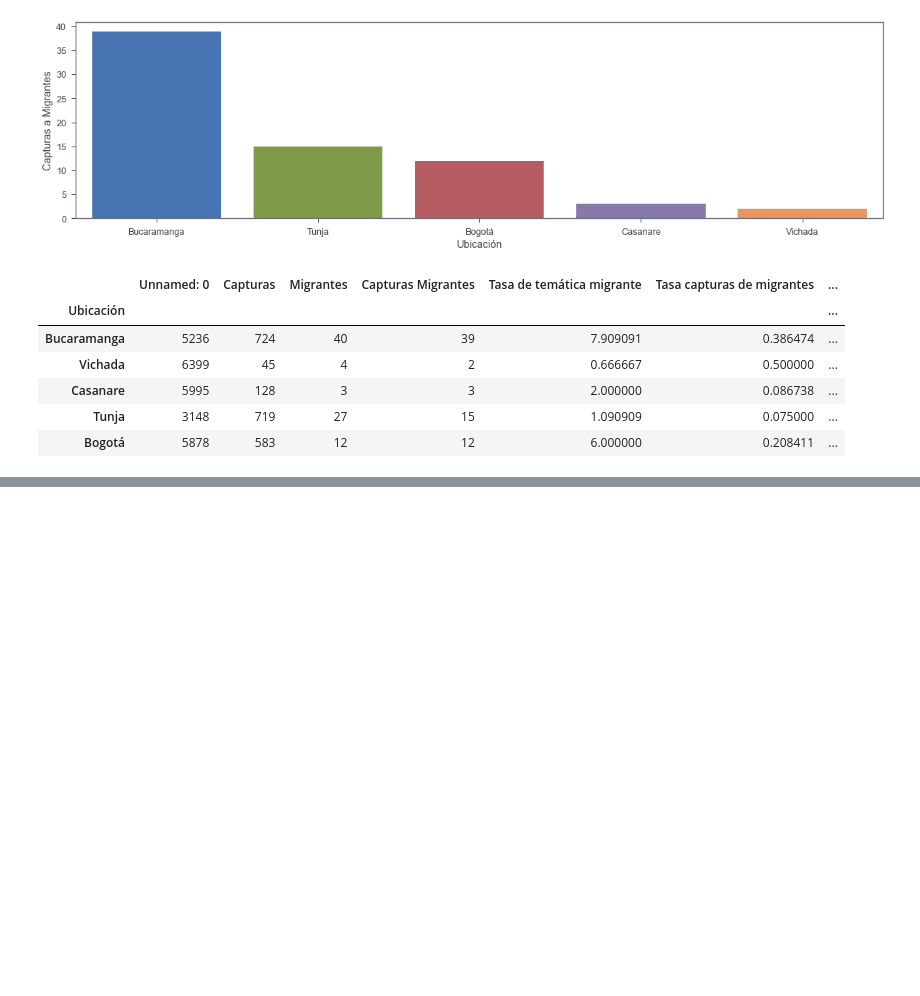
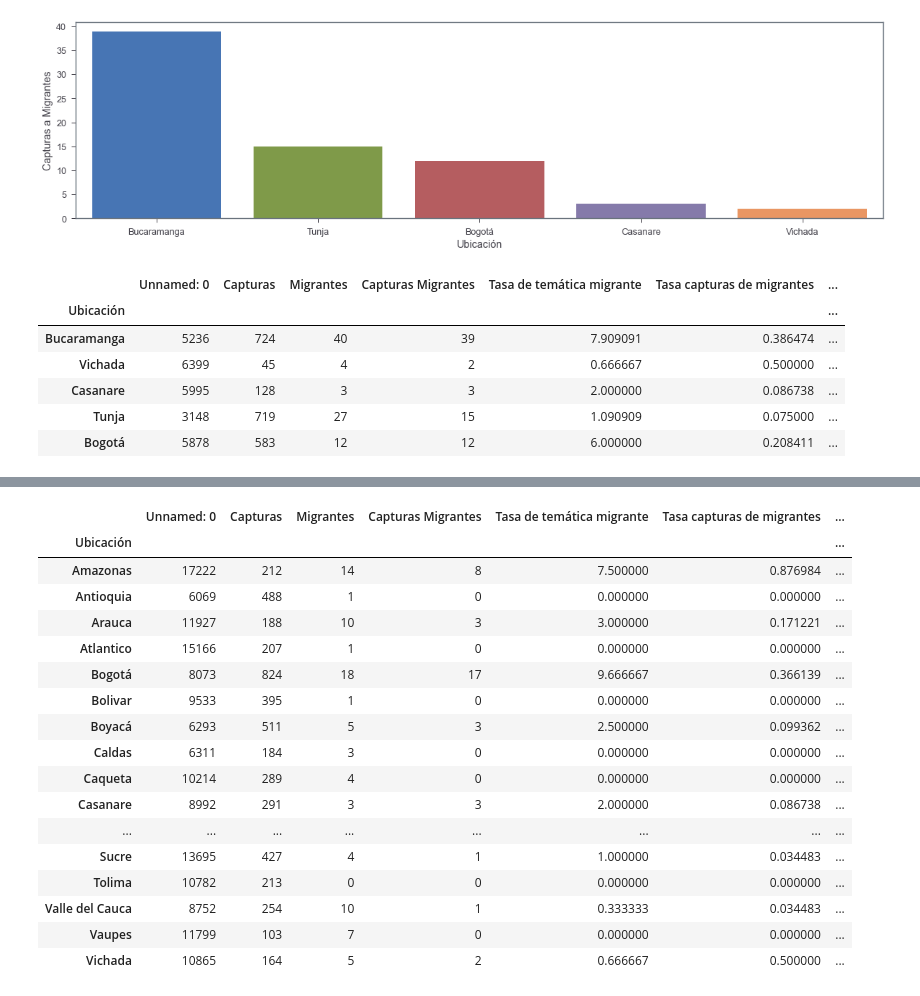
Before and after one commit to jordinola1470/BX-Codes, a Jupyter notebook: Capturas de Venezolanos/graphs.ipynb, the cells around one changed output, grey strips where cells are left out. Saved outputs shown, nothing was run; the diff lists cells and outputs as text; code cells hidden in the pictures; blank space fills up the shorter version.

```diff
--- a/Capturas de Venezolanos/graphs.ipynb
+++ b/Capturas de Venezolanos/graphs.ipynb
@@ -117,0 +170,7 @@ plt.grid(False)
+# %%
+data_grafico_1 = base[base['Ubicación'].isin(['Antioquia', 'Atlantico', 'Bogotá', 'Vichada', 'Casanare','Caldas','Caqueta','Casanare',
+                                                       'Cauca', 'Cesar','Choco','Cordoba','Cundinamarca','Guainia','Guajira','Huila','Magdalena Medio',
+                                                       'Nariño','Norte de Santander','San Andrés y Providencia','Vaupes','Vichada','Valle del Cauca','Sucre',
+                                                       'Putumayo','Huila','Meta','Arauca','Quindío','Risaralda','Santander','Tolima','Guaviare','Bolivar','Boyacá',
+                                             'Amazonas'])]
+pd.unique(data_grafico_1['Ubicación'])
@@ -117,0 +185,22 @@ plt.grid(False)
+# %%
+data_grafico_1 = data_grafico_1.groupby(['Ubicación']).sum()
+data_grafico_1
+# %% [output]
+|  | Unnamed: 0 | Capturas | Migrantes | Capturas Migrantes | Tasa de temática migrante | Tasa capturas de migrantes | ... |
+| Ubicación |  |  |  |  |  |  | ... |
+| Amazonas | 17222 | 212 | 14 | 8 | 7.500000 | 0.876984 | ... |
+| Antioquia | 6069 | 488 | 1 | 0 | 0.000000 | 0.000000 | ... |
+| Arauca | 11927 | 188 | 10 | 3 | 3.000000 | 0.171221 | ... |
+| Atlantico | 15166 | 207 | 1 | 0 | 0.000000 | 0.000000 | ... |
+| Bogotá | 8073 | 824 | 18 | 17 | 9.666667 | 0.366139 | ... |
+| Bolivar | 9533 | 395 | 1 | 0 | 0.000000 | 0.000000 | ... |
+| Boyacá | 6293 | 511 | 5 | 3 | 2.500000 | 0.099362 | ... |
+| Caldas | 6311 | 184 | 3 | 0 | 0.000000 | 0.000000 | ... |
+| Caqueta | 10214 | 289 | 4 | 0 | 0.000000 | 0.000000 | ... |
+| Casanare | 8992 | 291 | 3 | 3 | 2.000000 | 0.086738 | ... |
+| ... | ... | ... | ... | ... | ... | ... | ... |
+| Sucre | 13695 | 427 | 4 | 1 | 1.000000 | 0.034483 | ... |
+| Tolima | 10782 | 213 | 0 | 0 | 0.000000 | 0.000000 | ... |
+| Valle del Cauca | 8752 | 254 | 10 | 1 | 0.333333 | 0.034483 | ... |
+| Vaupes | 11799 | 103 | 7 | 0 | 0.000000 | 0.000000 | ... |
+| Vichada | 10865 | 164 | 5 | 2 | 0.666667 | 0.500000 | ... |
```
Also changed, not shown: parts of 8 cells of this notebook, 44 other files.
